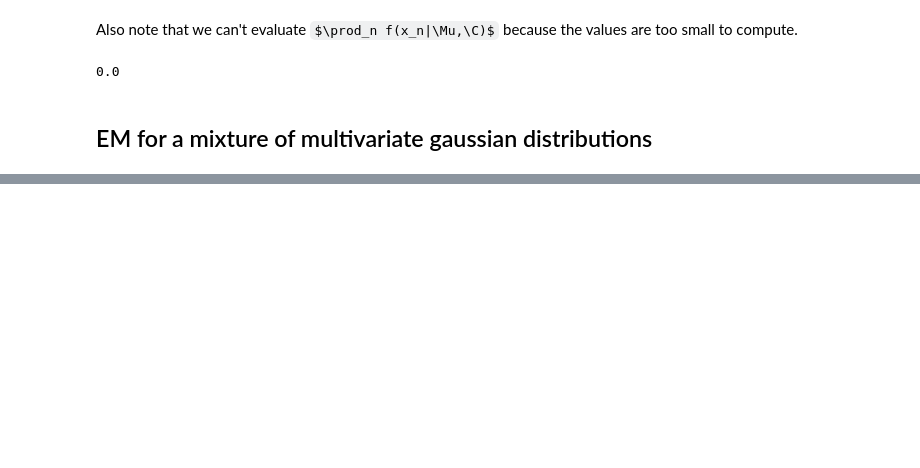
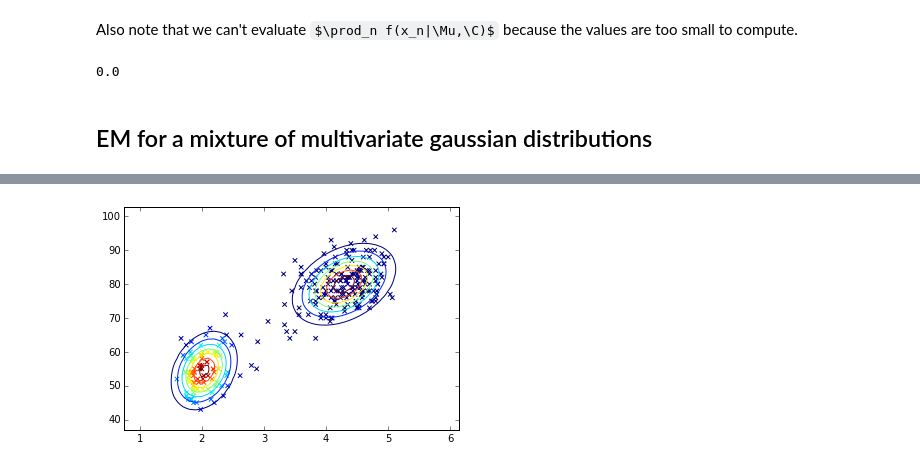
Before and after one commit to Spacerat/Jupyter-Notebooks, a Jupyter notebook: Machine Learning Notes/Expectation Maximisation.ipynb, the cells around one changed output, grey strips where cells are left out. Drawn from its saved outputs; the diff is of its cells as text; code cells hidden in the pictures; some formulas as TeX source; blank space fills up the shorter version.

```diff
--- a/Machine Learning Notes/Expectation Maximisation.ipynb
+++ b/Machine Learning Notes/Expectation Maximisation.ipynb
@@ -154,0 +180,41 @@ print np.prod(NormalPDF(X, m, C))
+# %%
+
+def next_params(X, k, params):
+    Ts = [T(x, k, params) for x in X]
+    sumTs = np.sum(Ts)
+    next_mu = np.sum(t*x for t, x in zip(Ts, X)) / sumTs
+    next_w = sumTs / len(X)
+    next_sigma = (Ts*(X - next_mu).T).dot((X - next_mu)) / sumTs
+
+    return Theta(next_w, next_mu, next_sigma)
+
+params = [
+    Theta(0.5, [1, 70], np.eye(2)),
+    Theta(0.5, [5, 70], np.eye(2)),
+]
+
+for iter in range(5):
+    params = [next_params(X, k, params) for k in range(len(params))]
+# %%
+# Plot the data
+plt.scatter(X[:,0], X[:,1], marker='x', c=NormalPDF(X, params[0].mu, params[0].sigma))
+# Plot the contour of the estimated gaussian distribution
+x, y = np.mgrid[1:6:0.1, 40:100:0.1]
+xflat = x.flatten()
+yflat = y.flatten().T
+Z = NormalPDF(np.vstack((xflat, yflat)).T, params[0].mu, params[0].sigma)
+Z = Z.reshape(x.shape)
+plt.contour(x, y, Z)
+
+x, y = np.mgrid[1:6:0.1, 40:100:0.1]
+xflat = x.flatten()
+yflat = y.flatten().T
+Z = NormalPDF(np.vstack((xflat, yflat)).T, params[1].mu, params[1].sigma)
+Z = Z.reshape(x.shape)
+
+
+
+plt.contour(x, y, Z)
+plt.show()
+# %% [output]
+[figure, added]
```
Also changed, not shown: parts of 17 cells of this notebook.
